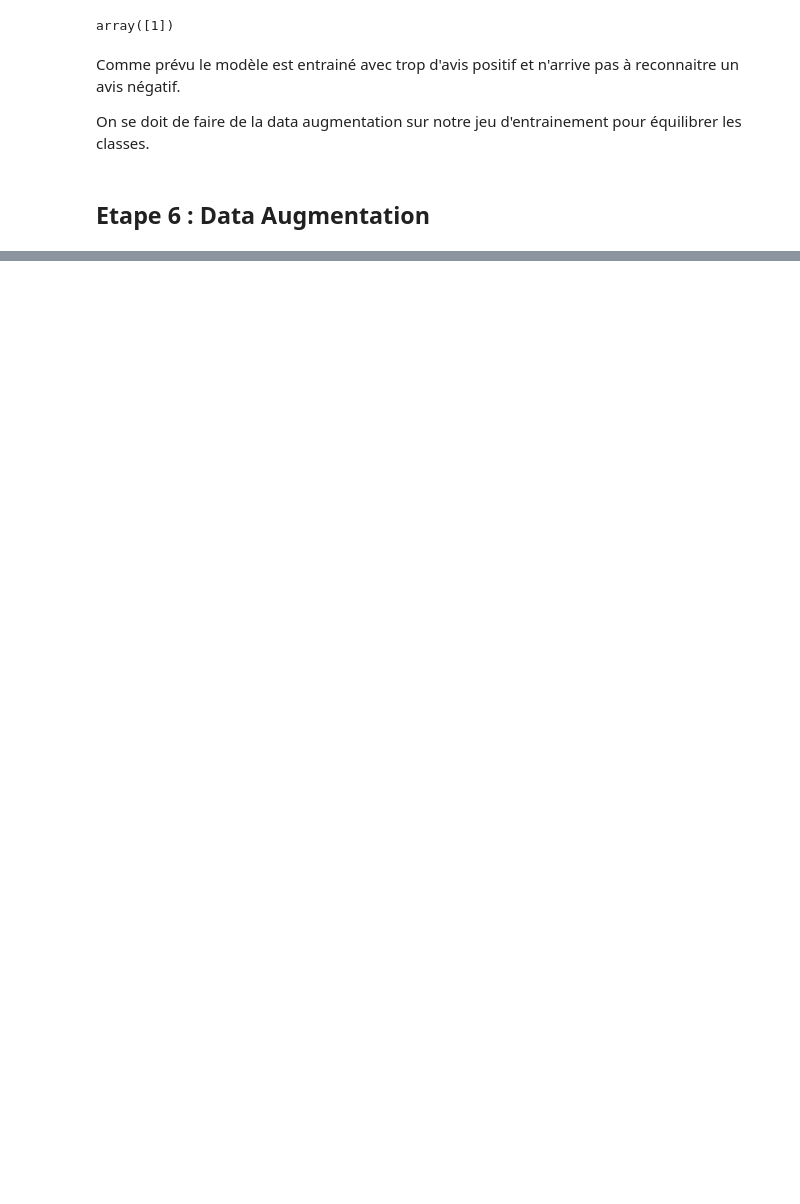
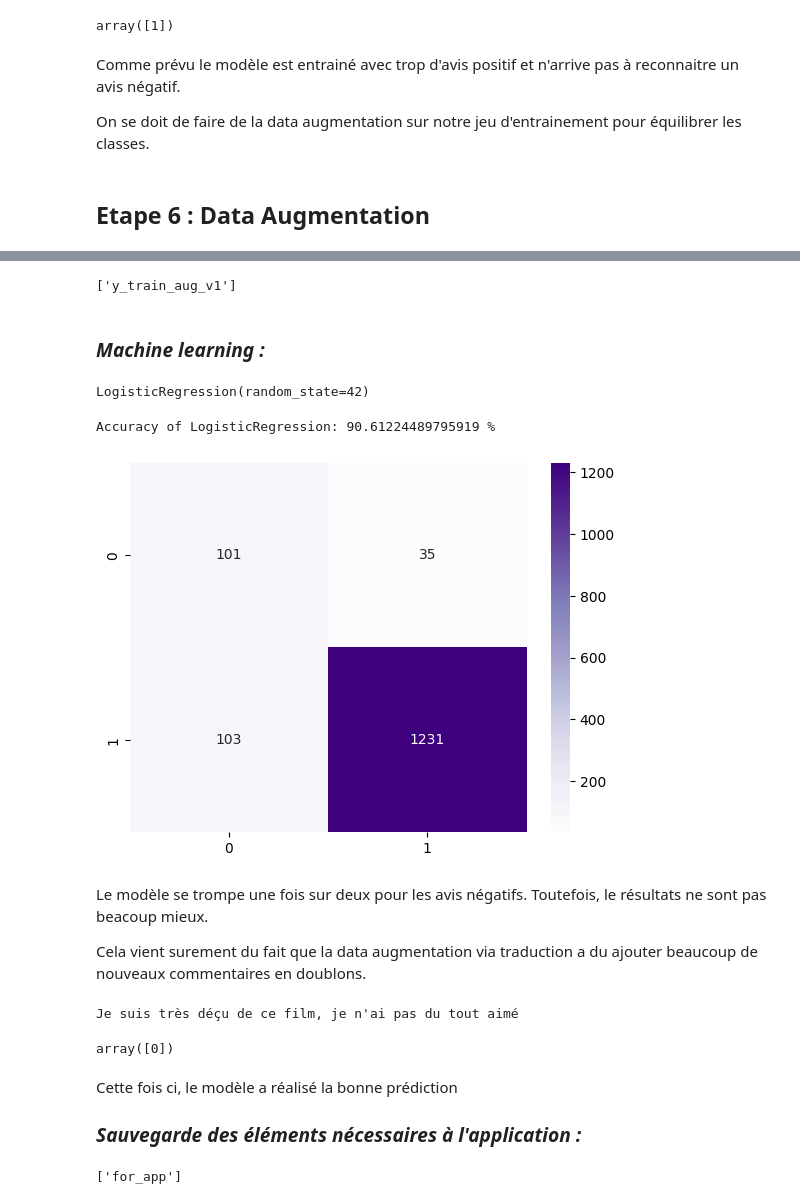
Before and after one commit to basileguerin/Brief_NLP, a Jupyter notebook: Brief_NLP.ipynb, the cells around one changed output, grey strips where cells are left out. Saved outputs shown, nothing was run; the diff lists cells and outputs as text; code cells hidden in the pictures; blank space fills up the shorter version.

```diff
--- a/Brief_NLP.ipynb
+++ b/Brief_NLP.ipynb
@@ -359,0 +343,60 @@ neg_augmented = neg.copy()
+# %%
+joblib.dump(X_train, 'X_train_aug_v1')
+joblib.dump(y_train, 'y_train_aug_v1')
+# %% [output]
+['y_train_aug_v1']
+# %%
+X_train_aug = joblib.load('X_train_aug_v1')
+y_train_aug = joblib.load('y_train_aug_v1')
+# %% [markdown]
+### *Machine learning :*
+# %%
+corpus_train_aug = make_corpus(X_train_aug)
+
+tfidf_v2 = TfidfVectorizer()
+
+X_train_aug_vec = tfidf_v2.fit_transform(corpus_train_aug)
+X_test_vec = tfidf_v2.transform(corpus_test)
+# %%
+clf_v2 = LogisticRegression(random_state=42)
+clf_v2.fit(X_train_aug_vec, y_train_aug)
+# %% [output]
+LogisticRegression(random_state=42)
+# %%
+y_pred_clf_v2 = clf_v2.predict(X_test_vec)
+acc_clf_v2 = accuracy_score(y_pred_clf_v2, y_test)
+cm_clf_v2 = confusion_matrix(y_pred_clf_v2, y_test)
+sns.heatmap(cm_clf_v2, annot=True, cmap='Purples', fmt='g')
+print(f"Accuracy of {clf.__class__.__name__}:", acc_clf_v2*100,"%")
+# %% [output]
+Accuracy of LogisticRegression: 90.61224489795919 %
+[figure, added]
+# %% [markdown]
+Le modèle se trompe une fois sur deux pour les avis négatifs. Toutefois, le résultats ne sont pas beacoup mieux.
+
+Cela vient surement du fait que la data augmentation via traduction a du ajouter beaucoup de nouveaux commentaires en doublons.
+# %%
+bad_comment_v2 = "Je suis très déçu de ce film, je n'ai pas du tout aimé"
+print(bad_comment_v2)
+
+bad_comment_v2 = standardize_lemmentize_vectorize(bad_comment_v2, FrenchLefffLemmatizer(), tfidf_v2)
+pred = clf_v2.predict(bad_comment_v2)
+pred
+# %% [output]
+Je suis très déçu de ce film, je n'ai pas du tout aimé
+array([0])
+# %% [markdown]
+Cette fois ci, le modèle a réalisé la bonne prédiction
+
+### *Sauvegarde des éléments nécessaires à l'application :*
+# %%
+datas = {
+    'modele' : clf_v2,
+    'lemmatiser' : FrenchLefffLemmatizer(),
+    'vectoriser' : tfidf_v2,
+    'def' : standardize_lemmentize_vectorize
+}
+
+joblib.dump(datas, 'for_app')
+# %% [output]
+['for_app']
```
Also changed, not shown: parts of 22 cells of this notebook, 3 other files.
